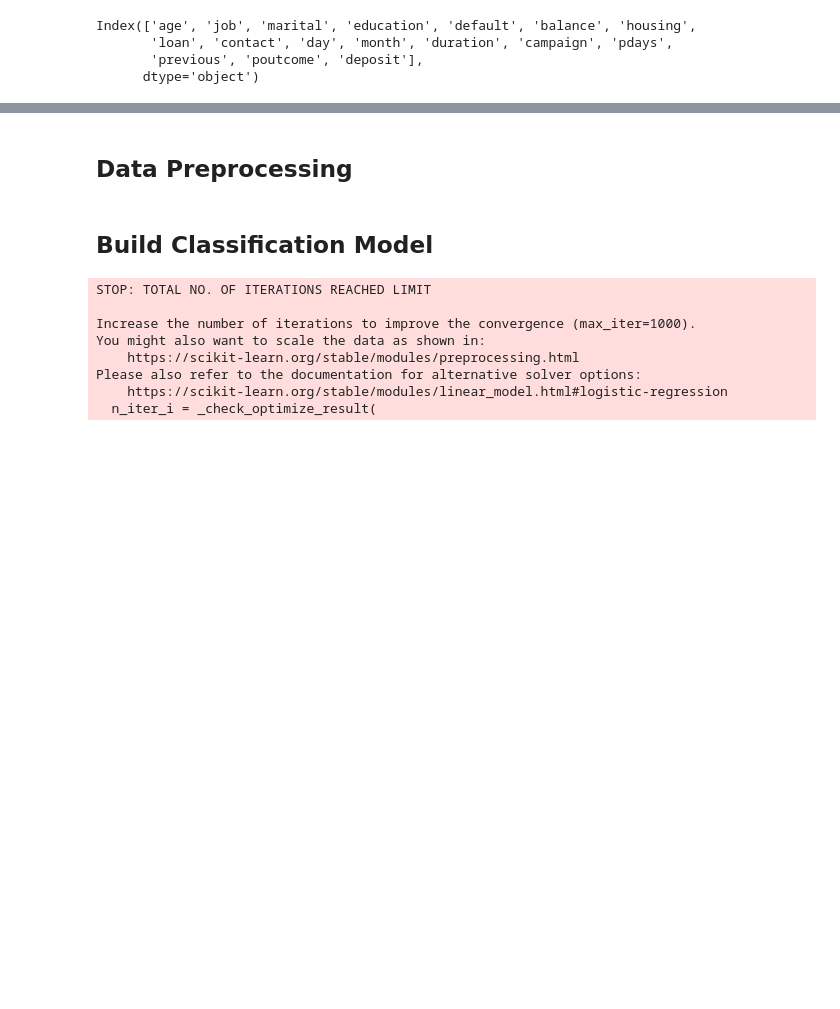
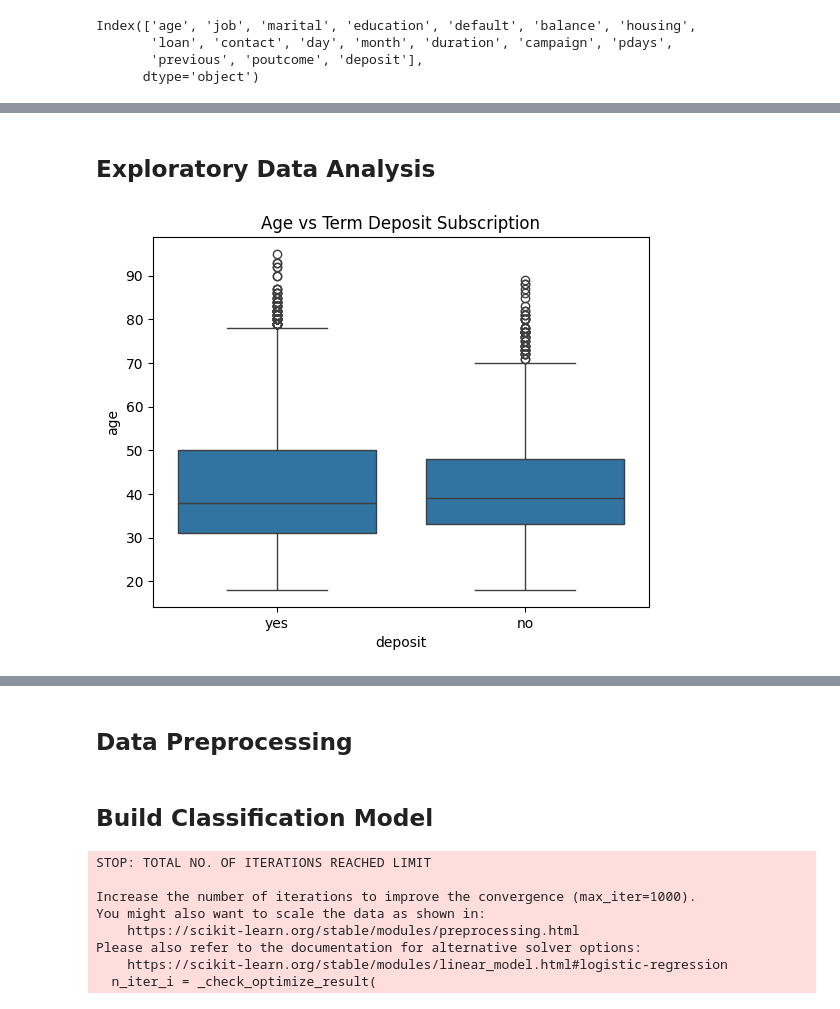
Before and after one commit to BuddhiDihansa/DS201.3-Data-Science-Coursework, a Jupyter notebook: classification.ipynb, the cells around one changed output, grey strips where cells are left out. Cells and saved outputs as stored; diff of their text form; code cells hidden in the pictures; blank space fills up the shorter version.

```diff
--- a/classification.ipynb
+++ b/classification.ipynb
@@ -88,0 +108,10 @@ plt.show()
+# %% [markdown]
+## Exploratory Data Analysis
+# %%
+plt.Figure(figsize=(6,4))
+sns.boxplot(x='deposit',y='age',data=df)
+plt.title("Age vs Term Deposit Subscription")
+
+plt.show()
+# %% [output]
+[figure, added]
```
Also changed, not shown: parts of 15 cells of this notebook, 2 other files.
